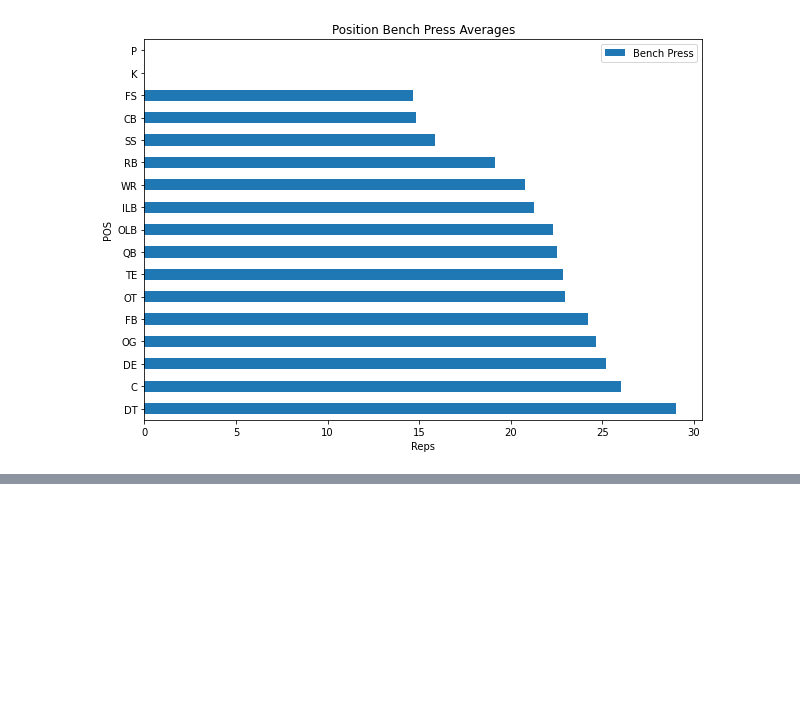
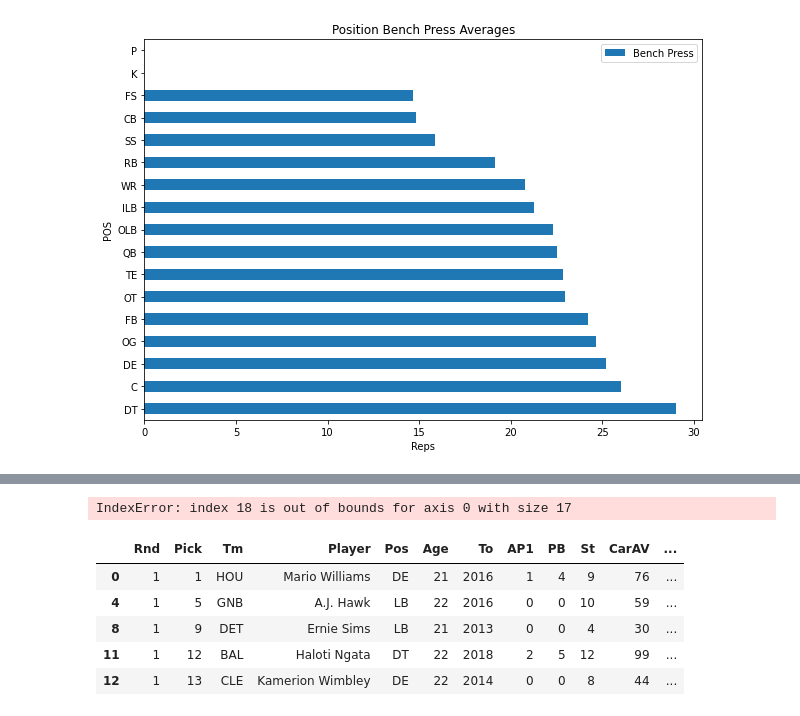
Before and after one commit to jkurt13/CapstoneTwo, a Jupyter notebook: Data Wrangling.ipynb, the cells around one changed output, grey strips where cells are left out. Saved outputs shown, nothing was run; the diff lists cells and outputs as text; code cells hidden in the pictures; blank space fills up the shorter version.

```diff
--- a/Data Wrangling.ipynb
+++ b/Data Wrangling.ipynb
@@ -366,0 +424,14 @@ Text(0.5, 0, 'Inches')
+# %%
+defense_draft_rank = defense_draft_rank.drop(defense_draft_rank.columns[[12, 13, 14, 15, 16, 18, 19, 20, 21, 22, 23, 28]], axis=1)
+defense_draft_rank.head()
+# %% [output]
+IndexError: index 18 is out of bounds for axis 0 with size 17
+# %%
+defense_draft_rank.head()
+# %% [output]
+|  | Rnd | Pick | Tm | Player | Pos | Age | To | AP1 | PB | St | CarAV | ... |
+| 0 | 1 | 1 | HOU | Mario Williams | DE | 21 | 2016 | 1 | 4 | 9 | 76 | ... |
+| 4 | 1 | 5 | GNB | A.J. Hawk | LB | 22 | 2016 | 0 | 0 | 10 | 59 | ... |
+| 8 | 1 | 9 | DET | Ernie Sims | LB | 21 | 2013 | 0 | 0 | 4 | 30 | ... |
+| 11 | 1 | 12 | BAL | Haloti Ngata | DT | 22 | 2018 | 2 | 5 | 12 | 99 | ... |
+| 12 | 1 | 13 | CLE | Kamerion Wimbley | DE | 22 | 2014 | 0 | 0 | 8 | 44 | ... |
```
Also changed, not shown: parts of 17 cells of this notebook.
